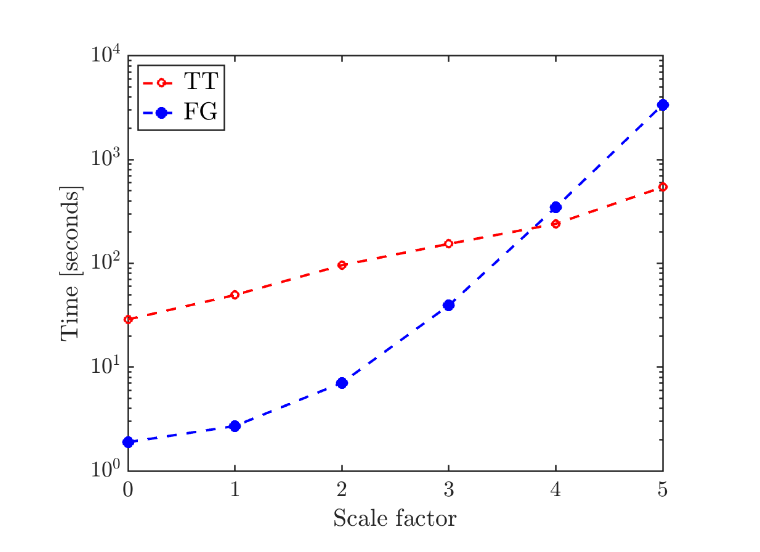
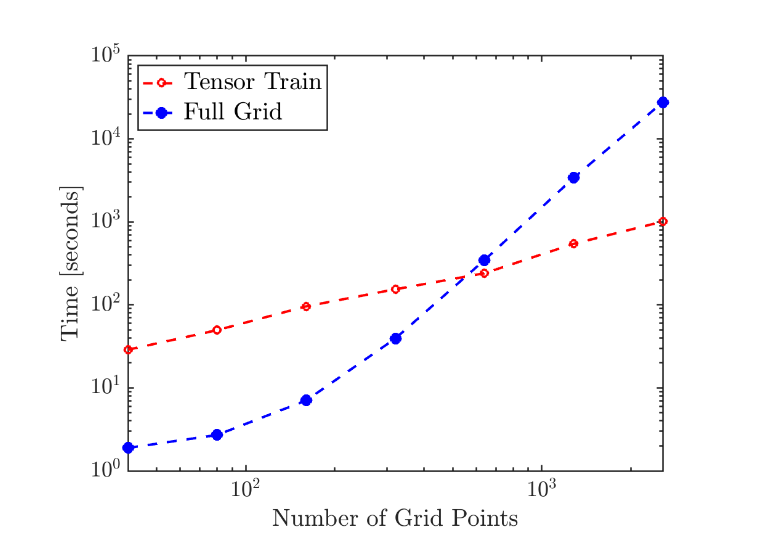
Before and after one commit to lanl/thor, a Jupyter notebook: Tensor_Network_Integrators/examples/tt_multimat_hydro/plot_FG_TT_comparison.ipynb, the cells around one changed output. Drawn from its saved outputs; the diff is of its cells as text; code cells hidden in the pictures.

Commit message:
Updated TT-Multimat-Hydro-Plot

```diff
--- a/Tensor_Network_Integrators/examples/tt_multimat_hydro/plot_FG_TT_comparison.ipynb
+++ b/Tensor_Network_Integrators/examples/tt_multimat_hydro/plot_FG_TT_comparison.ipynb
@@ -24,34 +24,41 @@ end
 
 end
 # %%
-x = [0:5];
+n = [0:6];
+
+x = 2.^n .*40;
 
 plot(x, tt_times, '--o', ...
-    'DisplayName','TT', ...
+    'DisplayName','Tensor Train', ...
     'Color','red', ...
     'LineWidth',2);
 
 
 hold on;
 
 plot(x, fg_times, '--o', ...
-    'DisplayName','FG', ...
+    'DisplayName','Full Grid', ...
     'Color','blue', ...
     'LineWidth',2, ...
     'MarkerSize',8, ...
     'MarkerFaceColor','blue');
 
-xlabel(sprintf('Scale factor'), 'Interpreter','latex', 'FontSize',20);
+xlabel(sprintf('Number of Grid Points'), 'Interpreter','latex', 'FontSize',20);
 
 ylabel(sprintf('Time [seconds]'), 'Interpreter','latex', 'FontSize',20);
 
 legend('FontSize',20,'Interpreter','latex','Location', 'northwest');
 
 set(gca, 'YScale','log', ...
     'FontSize',18, ...
     'LineWidth',1.2, ...
     'TickLabelInterpreter','latex');
 
+set(gca, 'XScale','log')
+
+exportgraphics(gca, './Time_comparison.pdf', 'ContentType','vector', 'BackgroundColor','none');
+
+
 clf;
 # %% [output]
-[figure, old version]
+[figure, new version]
```
Also changed, not shown: parts of 1 cell of this notebook, 1 other file.
